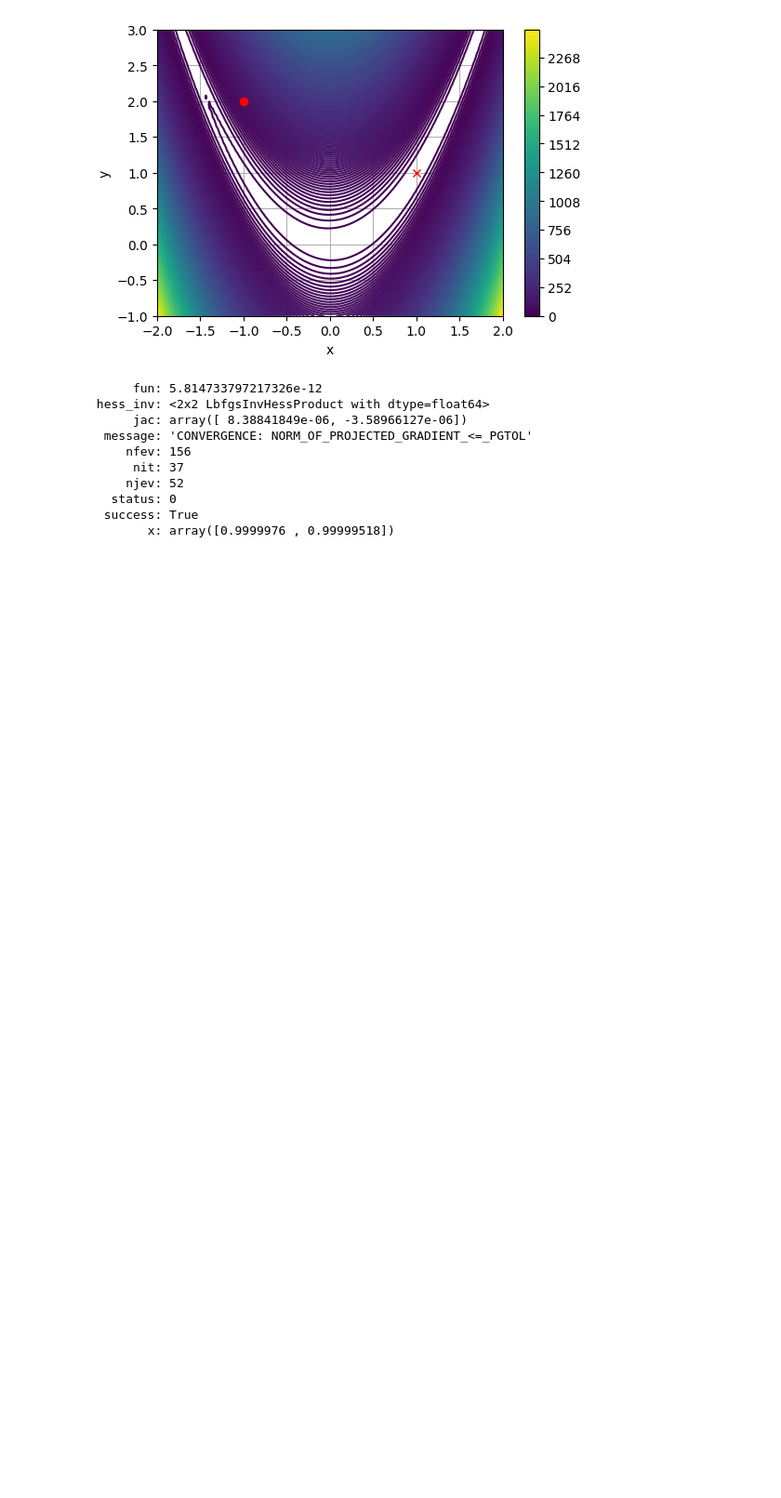
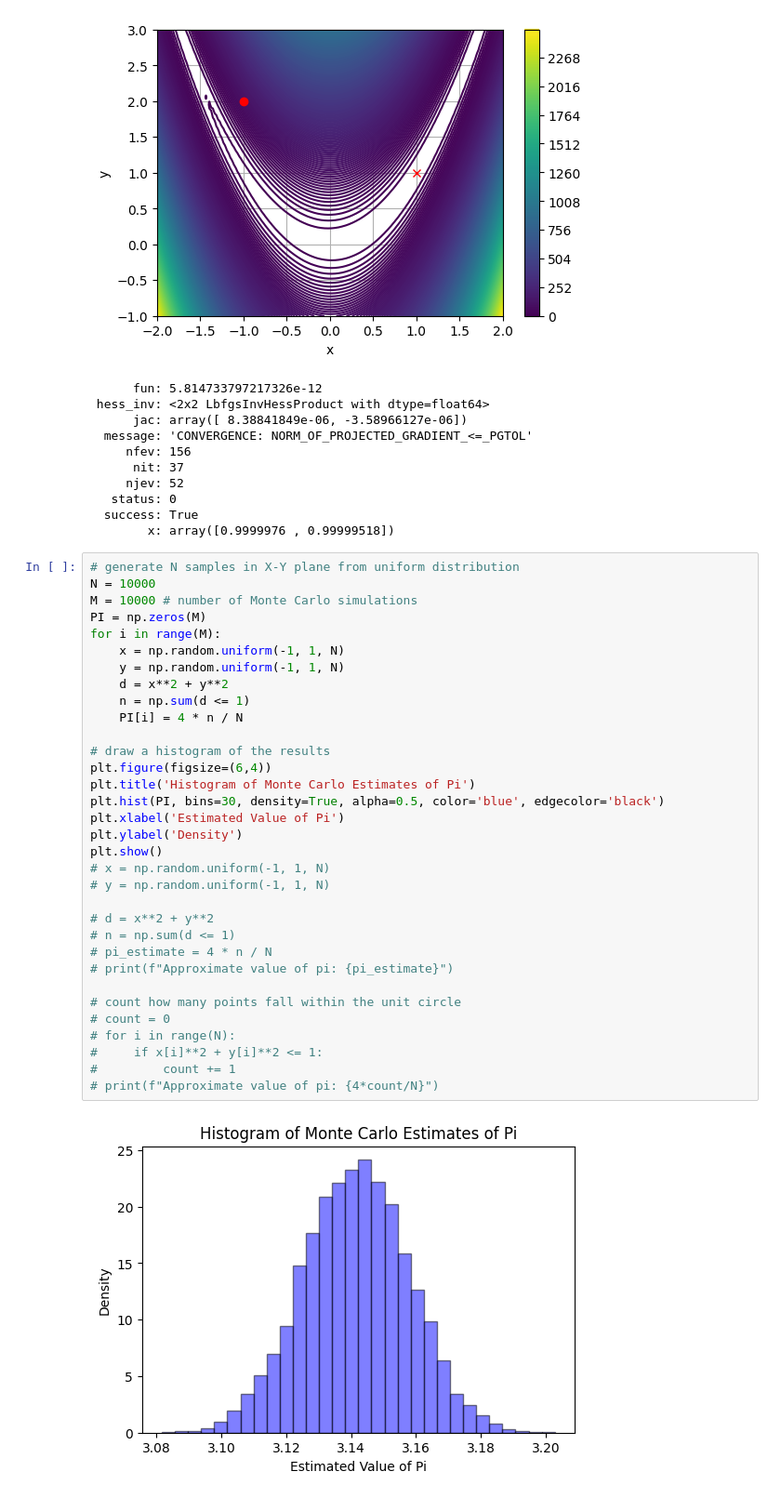
Before and after one commit to ntpuccw/InClassCoding, a Jupyter notebook: gar1015.ipynb, the cells around one changed output. Shown at 93% size. Saved outputs shown, nothing was run; the diff lists cells and outputs as text; blank space fills up the shorter version.

```diff
--- a/gar1015.ipynb
+++ b/gar1015.ipynb
@@ -226,3 +226,38 @@ print(res)
    status: 0
   success: True
         x: array([0.9999976 , 0.99999518])
+# %%
+# generate N samples in X-Y plane from uniform distribution
+N = 10000
+M = 10000 # number of Monte Carlo simulations
+PI = np.zeros(M)
+for i in range(M):
+    x = np.random.uniform(-1, 1, N)
+    y = np.random.uniform(-1, 1, N)
+    d = x**2 + y**2
+    n = np.sum(d <= 1)
+    PI[i] = 4 * n / N
+
+# draw a histogram of the results
+plt.figure(figsize=(6,4))
+plt.title('Histogram of Monte Carlo Estimates of Pi')
+plt.hist(PI, bins=30, density=True, alpha=0.5, color='blue', edgecolor='black')
+plt.xlabel('Estimated Value of Pi')
+plt.ylabel('Density')
+plt.show()
+# x = np.random.uniform(-1, 1, N)
+# y = np.random.uniform(-1, 1, N)
+
+# d = x**2 + y**2
+# n = np.sum(d <= 1)
+# pi_estimate = 4 * n / N
+# print(f"Approximate value of pi: {pi_estimate}")
+
+# count how many points fall within the unit circle
+# count = 0
+# for i in range(N):
+#     if x[i]**2 + y[i]**2 <= 1:
+#         count += 1
+# print(f"Approximate value of pi: {4*count/N}")
+# %% [output]
+[figure, added]
```
Also changed, not shown: parts of 8 cells of this notebook.
